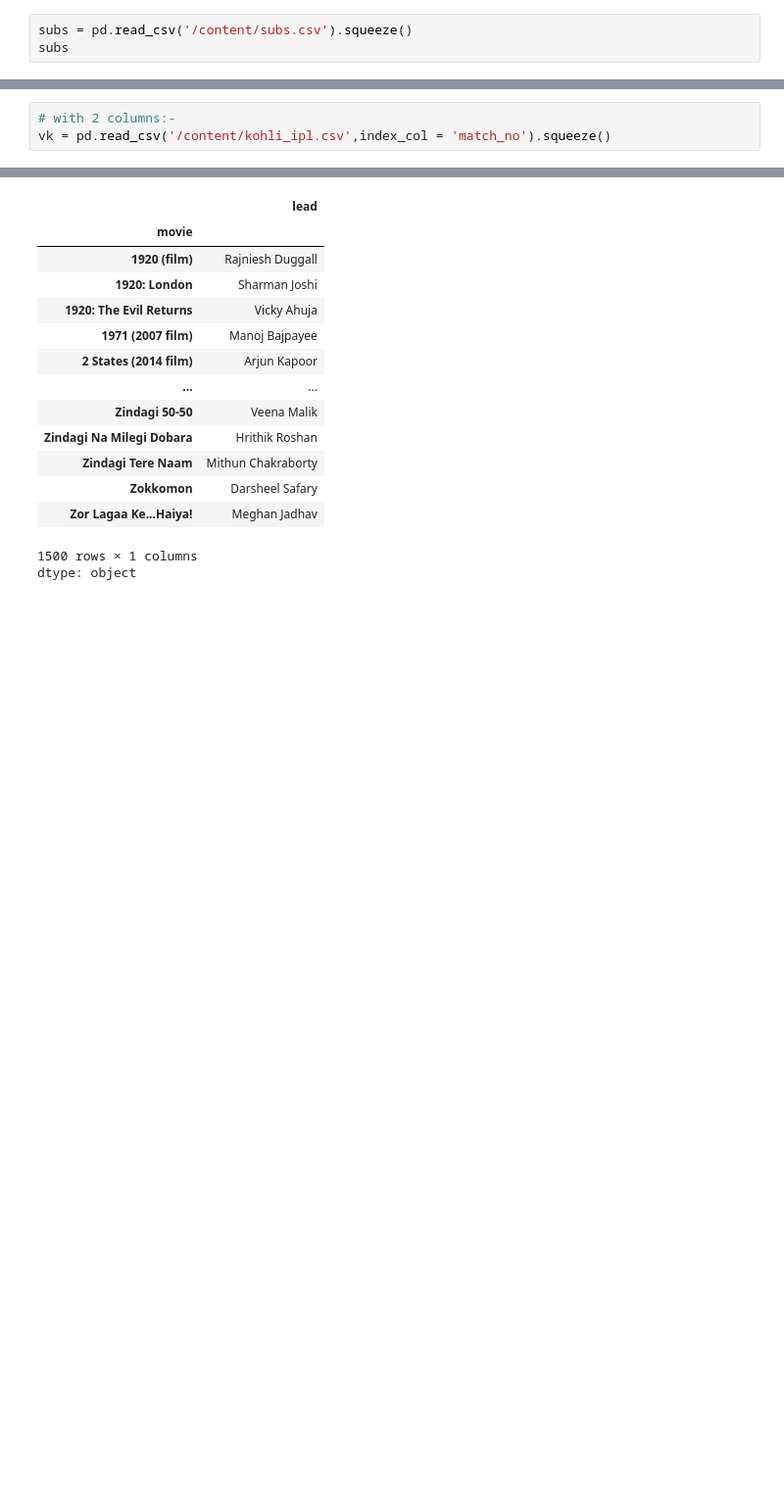
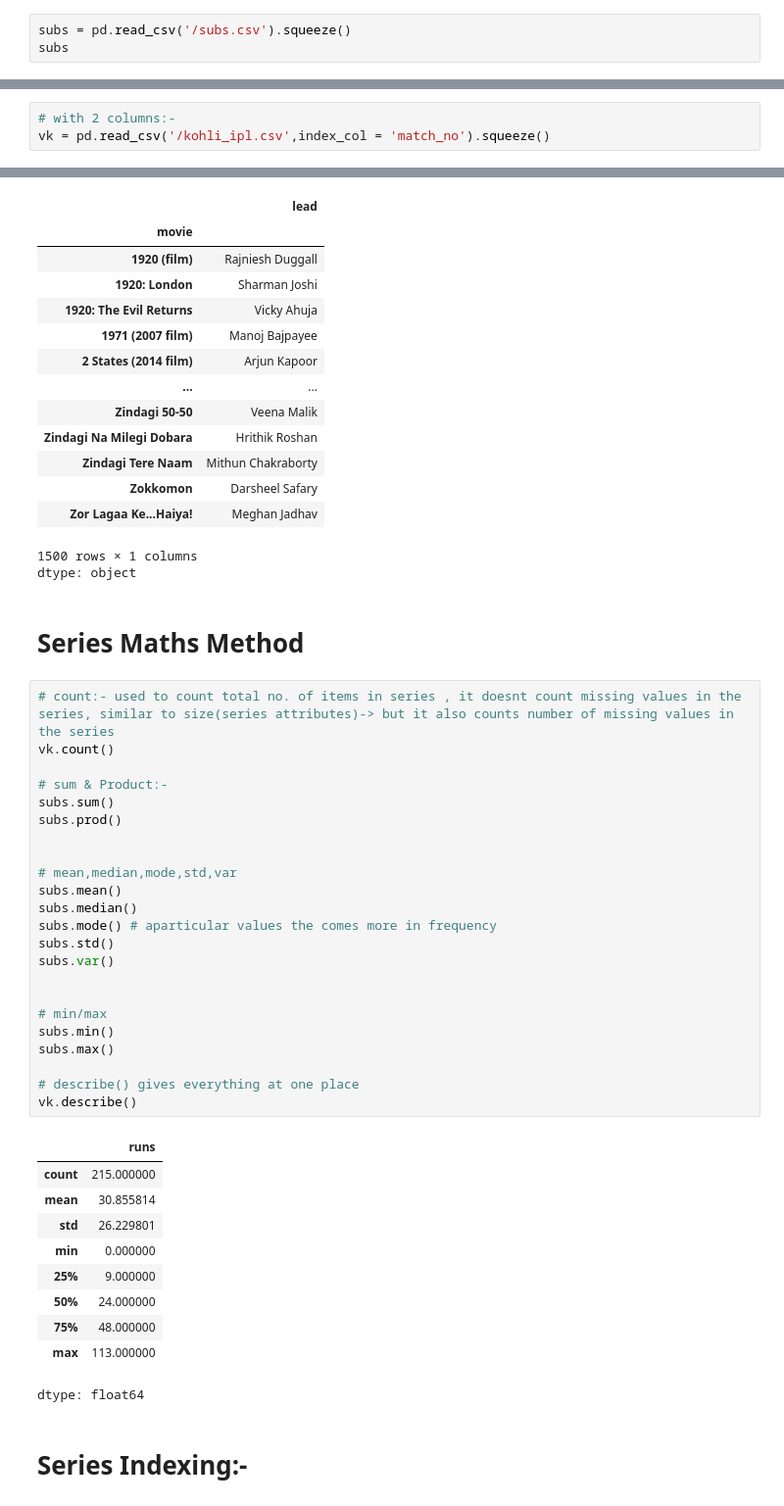
Before and after one commit to vishesh1111/PythonGoogleColab, a Jupyter notebook: Pandas.ipynb, the cells around one changed output, grey strips where cells are left out. Shown at 98% size. Cells and saved outputs as stored; diff of their text form; blank space fills up the shorter version.

```diff
--- a/Pandas.ipynb
+++ b/Pandas.ipynb
@@ -97,7 +99,7 @@ marks_series.values
 # %% [markdown]
 ## Series using read_csv
 # %%
-subs = pd.read_csv('/content/subs.csv').squeeze()
+subs = pd.read_csv('/subs.csv').squeeze()
 subs
 # %% [output]
 |  | Subscribers gained |
@@ -116,6 +118,6 @@ subs
 dtype: int64
 # %%
 # with 2 columns:-
-vk = pd.read_csv('/content/kohli_ipl.csv',index_col = 'match_no').squeeze()
+vk = pd.read_csv('/kohli_ipl.csv',index_col = 'match_no').squeeze()
 # %%
 # with 2 columns:- squeeze = “Remove extra dimensions if they are unnecessary” = converts -> single-column DataFrame -> Series
@@ -158,3 +212,41 @@ movies.sort_index()
 | Zor Lagaa Ke...Haiya! | Meghan Jadhav |
 1500 rows × 1 columns
 dtype: object
+# %% [markdown]
+# Series Maths Method
+# %%
+# count:- used to count total no. of items in series , it doesnt count missing values in the series, similar to size(series attributes)-> but it also counts number of missing values in the series
+vk.count()
+
+# sum & Product:-
+subs.sum()
+subs.prod()
+
+
+# mean,median,mode,std,var
+subs.mean()
+subs.median()
+subs.mode() # aparticular values the comes more in frequency
+subs.std()
+subs.var()
+
+
+# min/max
+subs.min()
+subs.max()
+
+# describe() gives everything at one place
+vk.describe()
+# %% [output]
+|  | runs |
+| count | 215.000000 |
+| mean | 30.855814 |
+| std | 26.229801 |
+| min | 0.000000 |
+| 25% | 9.000000 |
+| 50% | 24.000000 |
+| 75% | 48.000000 |
+| max | 113.000000 |
+dtype: float64
+# %% [markdown]
+# Series Indexing:-
```
Also changed, not shown: parts of 8 cells of this notebook.
